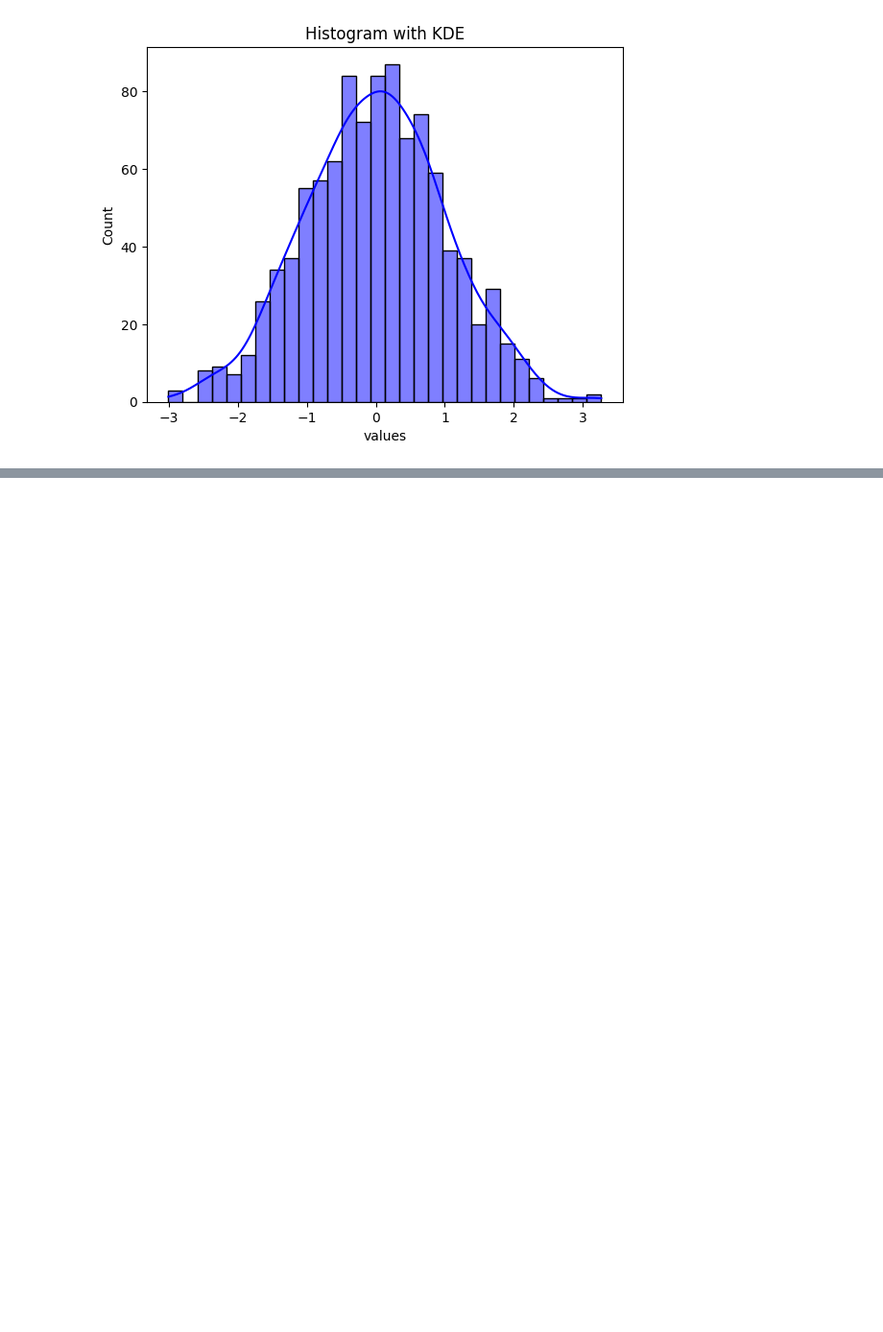
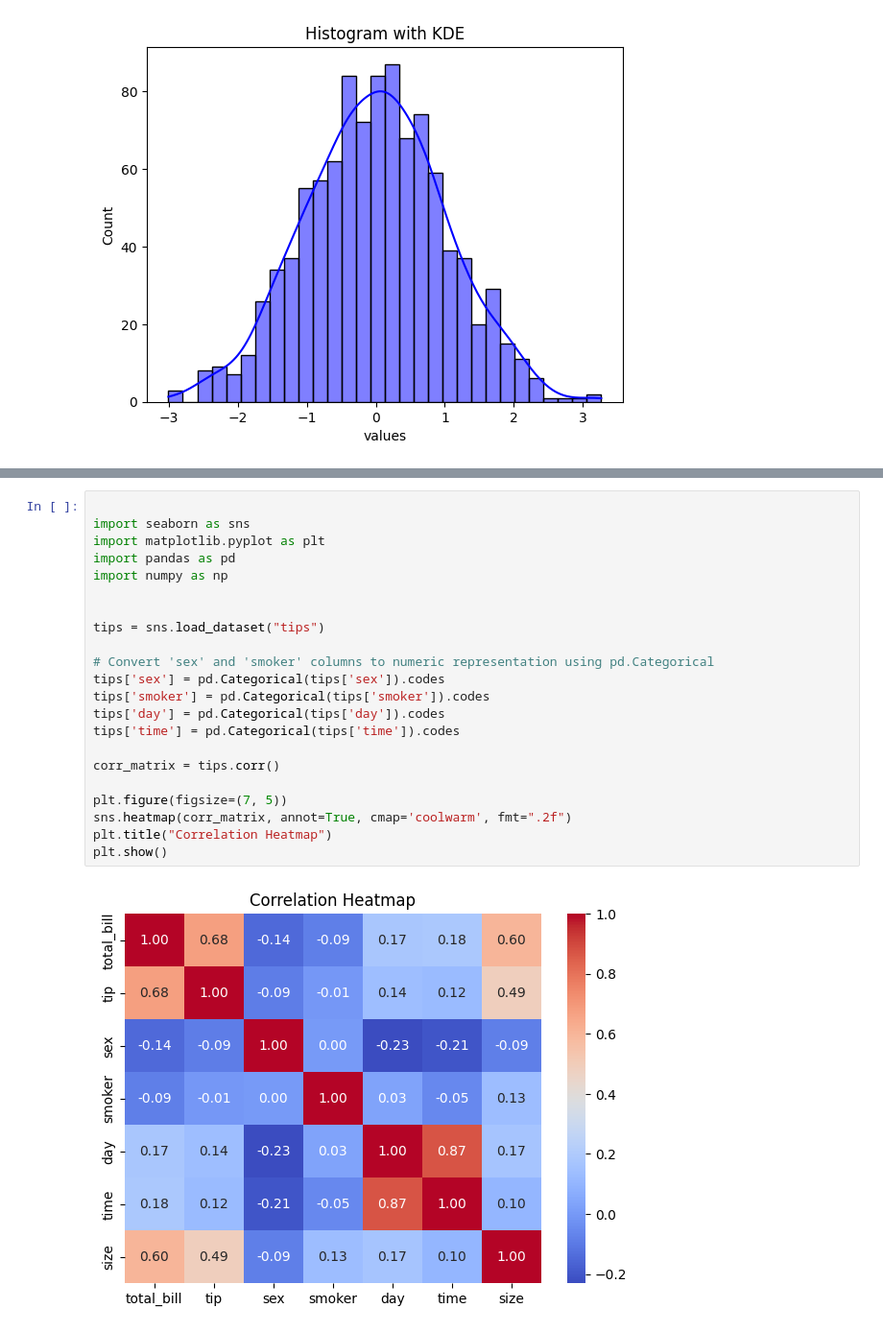
Before and after one commit to jyothishree18/Datascience, a Jupyter notebook: Naan_mudhalvan_Python.ipynb, the cells around one changed output, grey strips where cells are left out. Shown at 96% size. Saved outputs shown, nothing was run; the diff lists cells and outputs as text; blank space fills up the shorter version.

```diff
--- a/Naan_mudhalvan_Python.ipynb
+++ b/Naan_mudhalvan_Python.ipynb
@@ -149,0 +163,24 @@ plt.show()
+# %%
+
+import seaborn as sns
+import matplotlib.pyplot as plt
+import pandas as pd
+import numpy as np
+
+
+tips = sns.load_dataset("tips")
+
+# Convert 'sex' and 'smoker' columns to numeric representation using pd.Categorical
+tips['sex'] = pd.Categorical(tips['sex']).codes
+tips['smoker'] = pd.Categorical(tips['smoker']).codes
+tips['day'] = pd.Categorical(tips['day']).codes
+tips['time'] = pd.Categorical(tips['time']).codes
+
+corr_matrix = tips.corr()
+
+plt.figure(figsize=(7, 5))
+sns.heatmap(corr_matrix, annot=True, cmap='coolwarm', fmt=".2f")
+plt.title("Correlation Heatmap")
+plt.show()
+# %% [output]
+[figure, added]
```
Also changed, not shown: parts of 5 cells of this notebook.
